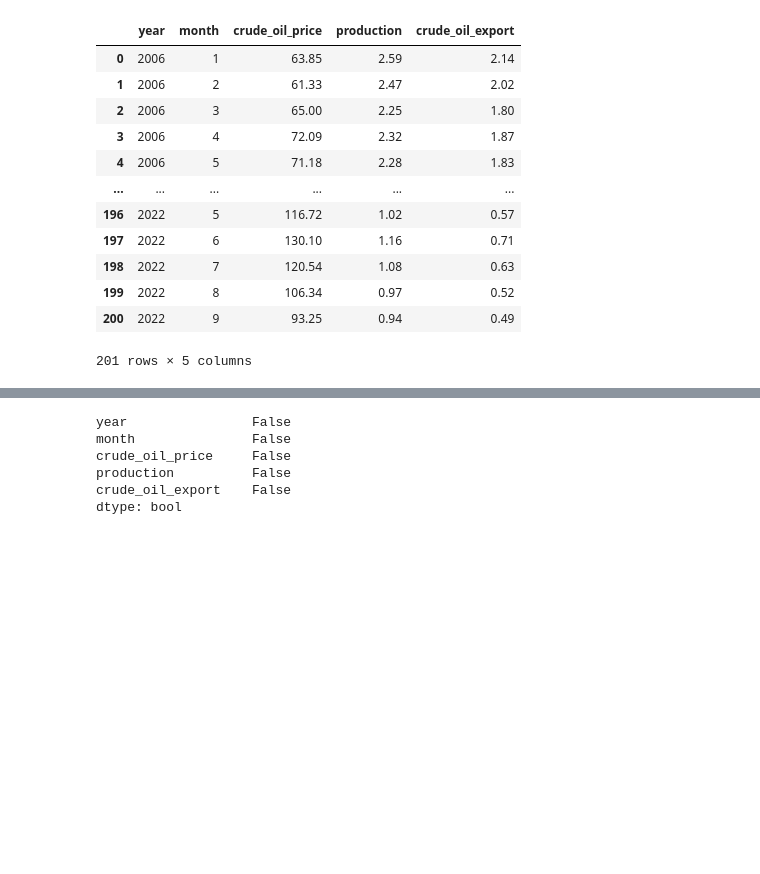
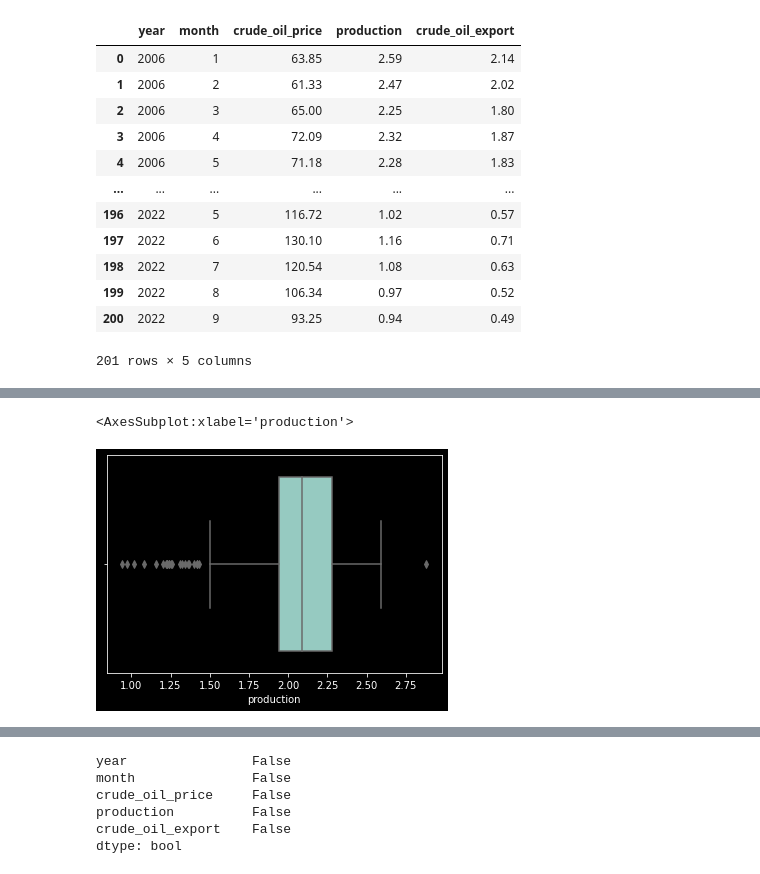
Before and after one commit to TelRich/Crude_Oil_Export_Prediction, a Jupyter notebook: crude_oil.ipynb, the cells around one changed output, grey strips where cells are left out. Drawn from its saved outputs; the diff is of its cells as text; code cells hidden in the pictures; blank space fills up the shorter version.

```diff
--- a/crude_oil.ipynb
+++ b/crude_oil.ipynb
@@ -119,3 +110,8 @@ crude_oil_export    1.000000
 Name: crude_oil_export, dtype: float64
 # %%
 import seaborn as sb
+# %%
+sb.boxplot(data=crudeOil, x='production')
+# %% [output]
+<AxesSubplot:xlabel='production'>
+[figure, added]
```
Also changed, not shown: parts of 9 cells of this notebook.
